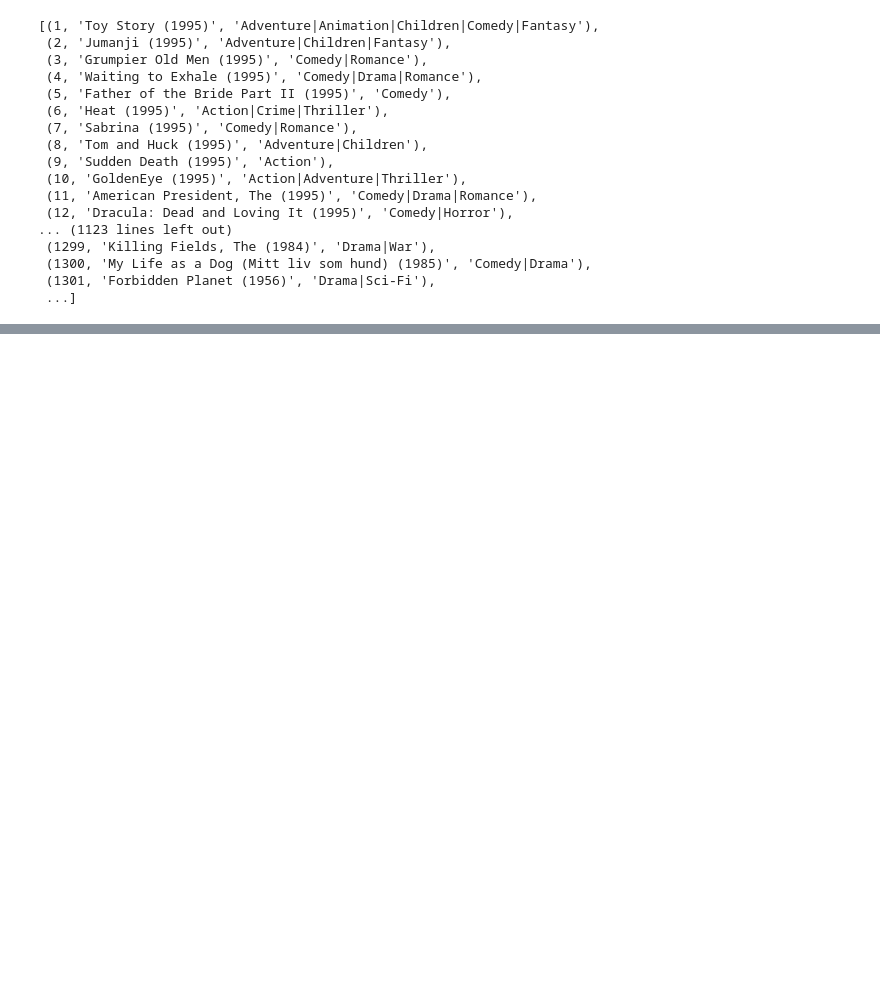
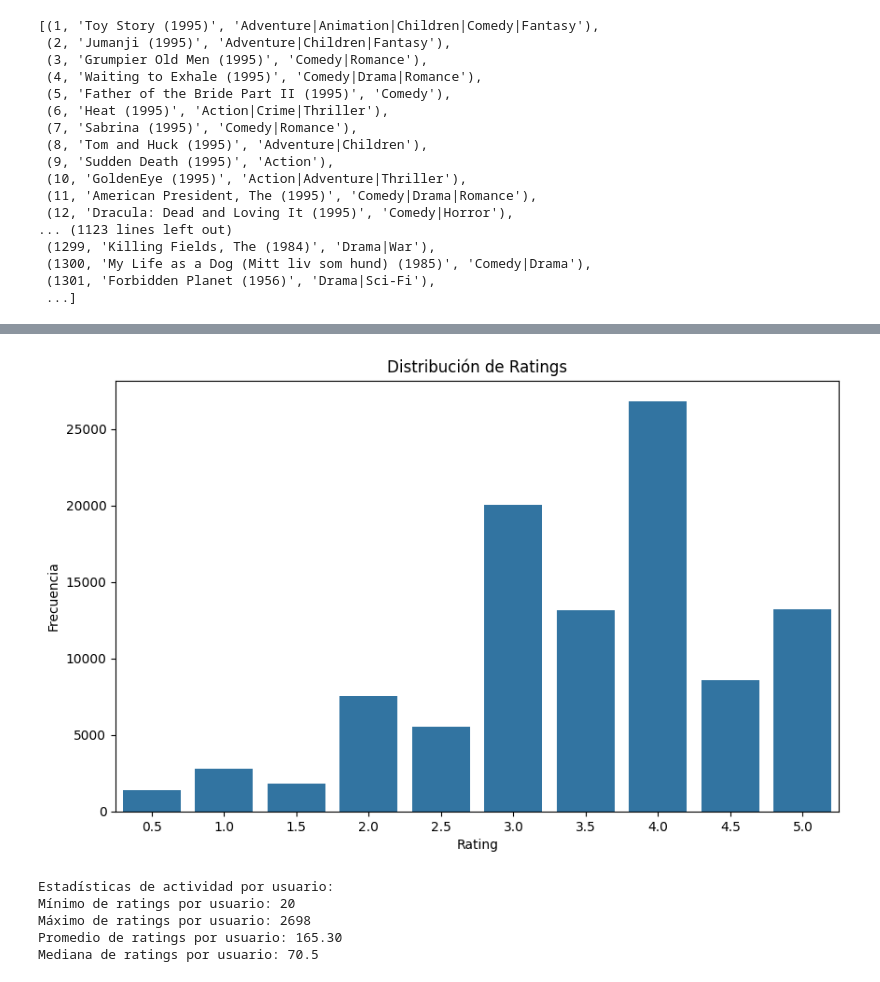
Before and after one commit to josedavidm12/sistemas_recomendacion, a Jupyter notebook: b_exploración_limpieza.ipynb, the cells around one changed output, grey strips where cells are left out. Drawn from its saved outputs; the diff is of its cells as text; code cells hidden in the pictures; blank space fills up the shorter version.

```diff
--- a/b_exploración_limpieza.ipynb
+++ b/b_exploración_limpieza.ipynb
@@ -217,0 +300,7 @@ dtype: int64
+# %%
+# Análisis de los ratings
+rating_counts=pd.read_sql("""SELECT rating, COUNT(*) AS count
+FROM ratings
+GROUP BY rating
+ORDER BY rating""", conn)
+rating_counts
@@ -217,0 +319,31 @@ dtype: int64
+# %%
+# Gráfica de distribución de ratings con los datos ya agrupados
+plt.figure(figsize=(10, 6))
+sns.barplot(x='rating', y='count', data=rating_counts)
+plt.title('Distribución de Ratings')
+plt.xlabel('Rating')
+plt.ylabel('Frecuencia')
+plt.show()
+# %% [output]
+[figure, added]
+# %%
+# Distribución de actividad por usuario
+user_activity_df = pd.read_sql("""
+    SELECT userId, COUNT(*) AS num_ratings
+    FROM ratings
+    GROUP BY userId
+""", conn)
+
+# Se calculan las estadísticas
+user_activity = user_activity_df['num_ratings']
+print("\nEstadísticas de actividad por usuario:")
+print(f"Mínimo de ratings por usuario: {user_activity.min()}")
+print(f"Máximo de ratings por usuario: {user_activity.max()}")
+print(f"Promedio de ratings por usuario: {user_activity.mean():.2f}")
+print(f"Mediana de ratings por usuario: {user_activity.median()}")
+# %% [output]
+Estadísticas de actividad por usuario:
+Mínimo de ratings por usuario: 20
+Máximo de ratings por usuario: 2698
+Promedio de ratings por usuario: 165.30
+Mediana de ratings por usuario: 70.5
```
Also changed, not shown: parts of 49 cells of this notebook, 2 other files.
